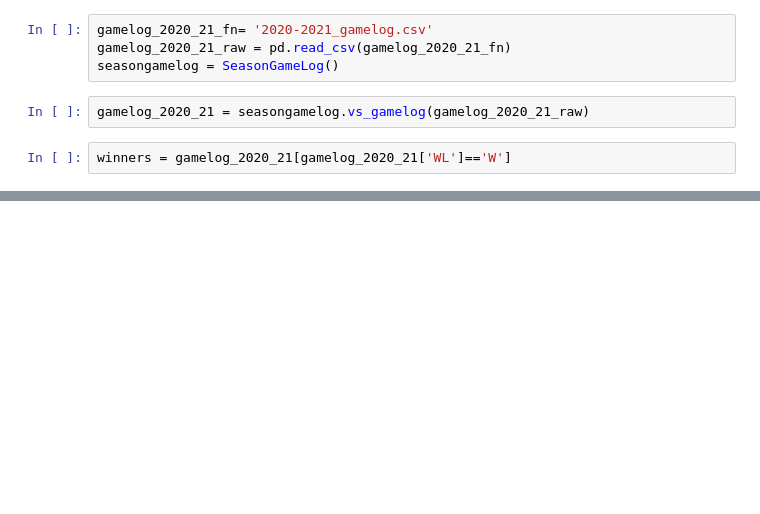
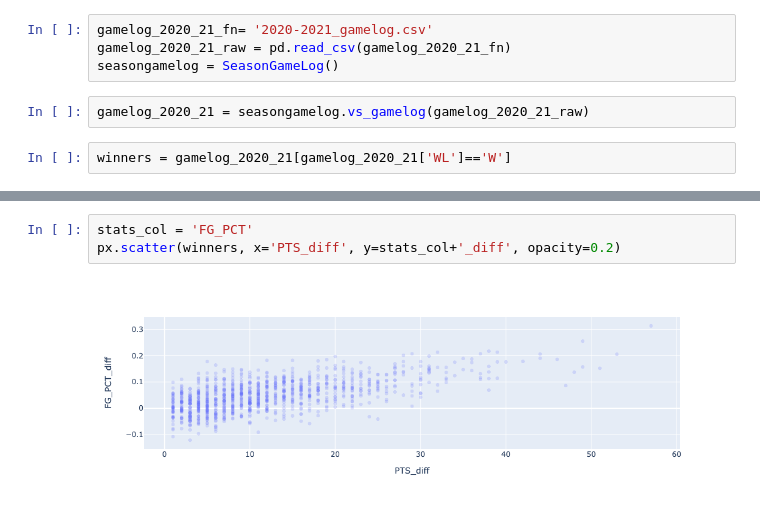
Before and after one commit to jcheng87/nba_stats_analysis, a Jupyter notebook: data_explore.ipynb, the cells around one changed output, grey strips where cells are left out. Cells and saved outputs as stored; diff of their text form; blank space fills up the shorter version.

```diff
--- a/data_explore.ipynb
+++ b/data_explore.ipynb
@@ -54,0 +42,5 @@ diff_cols = [col+'_diff' for col in cols]
+# %%
+stats_col = 'FG_PCT'
+px.scatter(winners, x='PTS_diff', y=stats_col+'_diff', opacity=0.2)
+# %% [output]
+[figure, added]
```
Also changed, not shown: parts of 5 cells of this notebook.
